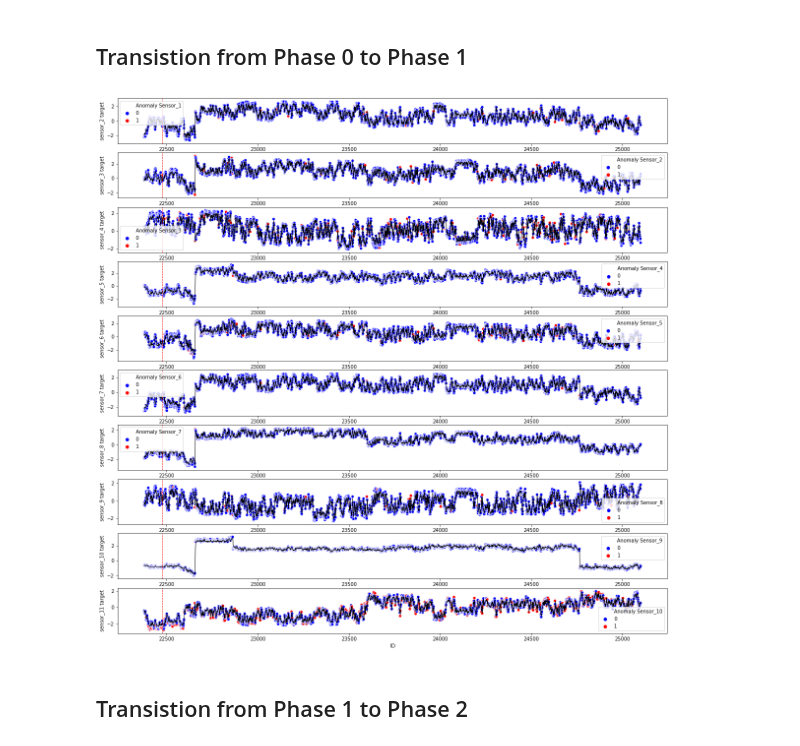
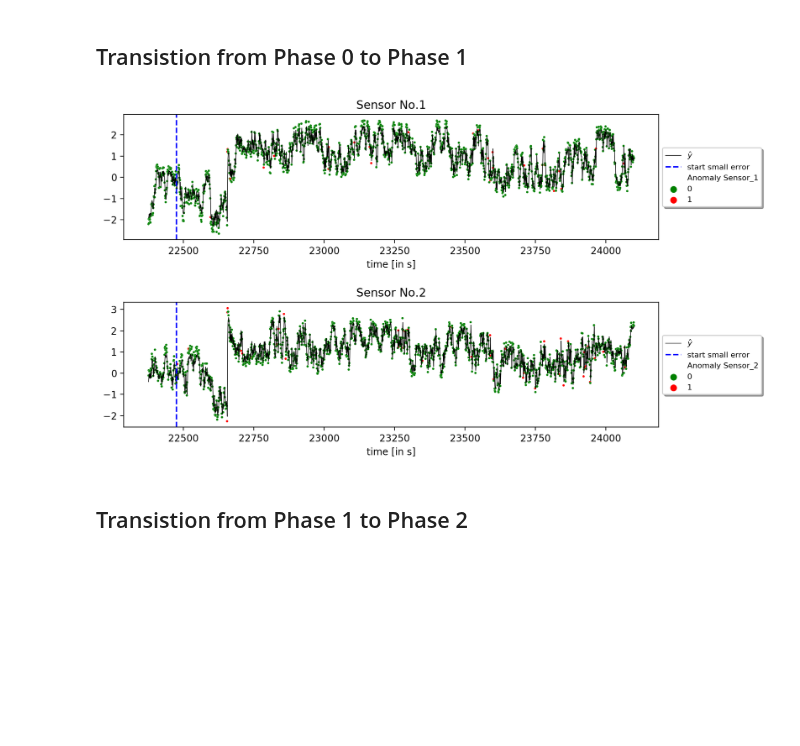
Before and after one commit to carlov93/predictive_maintenance, a Jupyter notebook: src/visualisation/prediction/MSE/vis_cpps_new.ipynb, the cells around one changed output. Saved outputs shown, nothing was run; the diff lists cells and outputs as text; code cells hidden in the pictures; blank space fills up the shorter version.

```diff
--- a/src/visualisation/prediction/MSE/vis_cpps_new.ipynb
+++ b/src/visualisation/prediction/MSE/vis_cpps_new.ipynb
@@ -121,18 +131,21 @@ plt.show()
 ## Transistion from Phase 0 to Phase 1
 # %%
 artifical_data = pd.read_csv("../../files/prediction/MSE/cpps_new.csv", sep=";")
-artifical_data = artifical_data.iloc[start_phase_1-200:25000,:]
+artifical_data = artifical_data.iloc[start_phase_1-200:23500,:]
 # %%
-vis_prediction(dataframe = artifical_data,
-                         no_features=10,
-                         first_feature=1,
-                         last_feature=11,
-                         line = True,
-                         location_line = start_phase_1
-                        )
+vis_classification(dataframe = artifical_data,
+               no_features=10,
+               first_feature=1,
+               last_feature=3,
+               line = True,
+               location_line = start_phase_1,
+               subset = 2,
+               label_line="start small error")
+plt.subplots_adjust(hspace=0.5)
+plt.savefig("./pictures/classfic_start1_cpps.png")
 plt.show()
 # %% [output]
-[figure, old version]
+[figure, new version]
 # %% [markdown]
 ## Transistion from Phase 1 to Phase 2
 # %%
```
Also changed, not shown: parts of 19 cells of this notebook, 22 other files.
